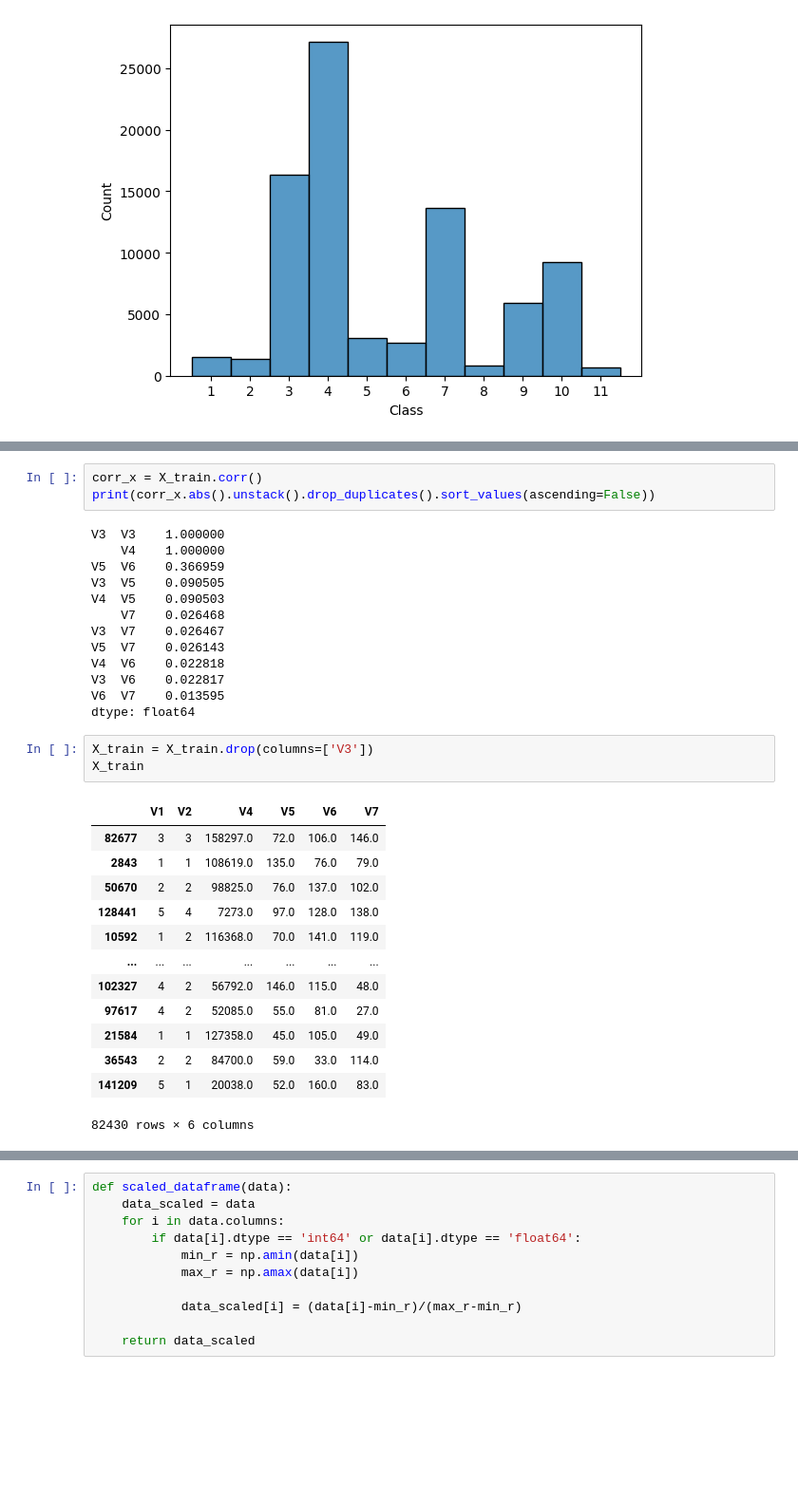
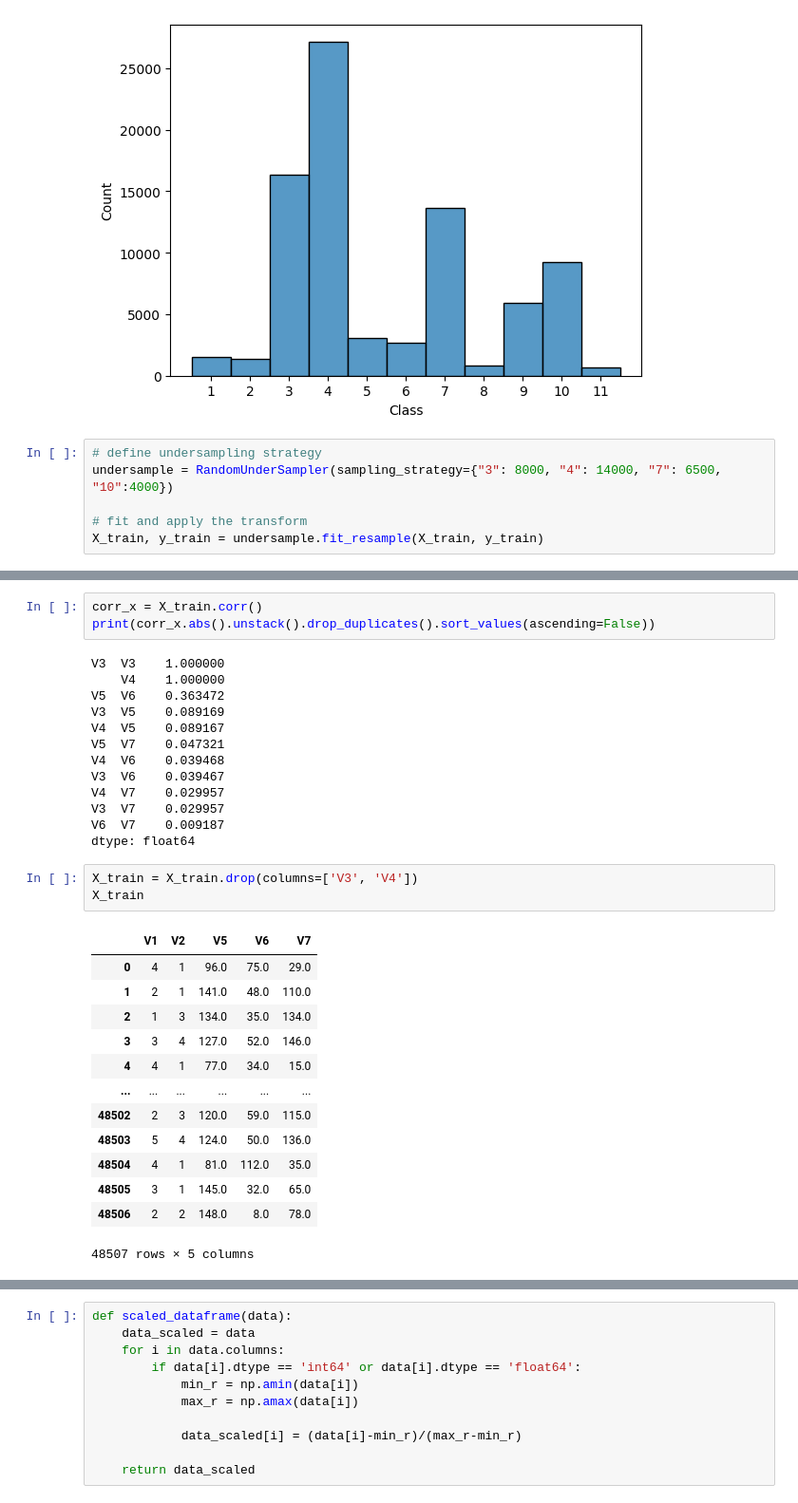
Before and after one commit to V-ivan11/Modelado, a Jupyter notebook: Practicas/4 - Overfitting.ipynb, the cells around one changed output, grey strips where cells are left out. Shown at 95% size. Drawn from its saved outputs; the diff is of its cells as text; blank space fills up the shorter version.

```diff
--- a/Practicas/4 - Overfitting.ipynb
+++ b/Practicas/4 - Overfitting.ipynb
@@ -126,3 +130,9 @@ sns.histplot(x = y_train)
 # %% [output]
 <Axes: xlabel='Class', ylabel='Count'>
 [figure]
+# %%
+# define undersampling strategy
+undersample = RandomUnderSampler(sampling_strategy={"3": 8000, "4": 14000, "7": 6500, "10":4000})
+
+# fit and apply the transform
+X_train, y_train = undersample.fit_resample(X_train, y_train)
@@ -165,30 +196,30 @@ print(corr_x.abs().unstack().drop_duplicates().sort_values(ascending=False))
 # %% [output]
 V3  V3    1.000000
     V4    1.000000
-V5  V6    0.366959
-V3  V5    0.090505
-V4  V5    0.090503
-    V7    0.026468
-V3  V7    0.026467
-V5  V7    0.026143
-V4  V6    0.022818
-V3  V6    0.022817
-V6  V7    0.013595
+V5  V6    0.363472
+V3  V5    0.089169
+V4  V5    0.089167
+V5  V7    0.047321
+V4  V6    0.039468
+V3  V6    0.039467
+V4  V7    0.029957
+V3  V7    0.029957
+V6  V7    0.009187
 dtype: float64
 # %%
-X_train = X_train.drop(columns=['V3'])
+X_train = X_train.drop(columns=['V3', 'V4'])
 X_train
 # %% [output]
-|  | V1 | V2 | V4 | V5 | V6 | V7 |
-| 82677 | 3 | 3 | 158297.0 | 72.0 | 106.0 | 146.0 |
-| 2843 | 1 | 1 | 108619.0 | 135.0 | 76.0 | 79.0 |
-| 50670 | 2 | 2 | 98825.0 | 76.0 | 137.0 | 102.0 |
-| 128441 | 5 | 4 | 7273.0 | 97.0 | 128.0 | 138.0 |
-| 10592 | 1 | 2 | 116368.0 | 70.0 | 141.0 | 119.0 |
-| ... | ... | ... | ... | ... | ... | ... |
-| 102327 | 4 | 2 | 56792.0 | 146.0 | 115.0 | 48.0 |
-| 97617 | 4 | 2 | 52085.0 | 55.0 | 81.0 | 27.0 |
-| 21584 | 1 | 1 | 127358.0 | 45.0 | 105.0 | 49.0 |
-| 36543 | 2 | 2 | 84700.0 | 59.0 | 33.0 | 114.0 |
-| 141209 | 5 | 1 | 20038.0 | 52.0 | 160.0 | 83.0 |
+|  | V1 | V2 | V5 | V6 | V7 |
+| 0 | 4 | 1 | 96.0 | 75.0 | 29.0 |
+| 1 | 2 | 1 | 141.0 | 48.0 | 110.0 |
+| 2 | 1 | 3 | 134.0 | 35.0 | 134.0 |
+| 3 | 3 | 4 | 127.0 | 52.0 | 146.0 |
+| 4 | 4 | 1 | 77.0 | 34.0 | 15.0 |
+| ... | ... | ... | ... | ... | ... |
+| 48502 | 2 | 3 | 120.0 | 59.0 | 115.0 |
+| 48503 | 5 | 4 | 124.0 | 50.0 | 136.0 |
+| 48504 | 4 | 1 | 81.0 | 112.0 | 35.0 |
+| 48505 | 3 | 1 | 145.0 | 32.0 | 65.0 |
+| 48506 | 2 | 2 | 148.0 | 8.0 | 78.0 |
-82430 rows × 6 columns
+48507 rows × 5 columns
```
Also changed, not shown: parts of 24 cells of this notebook.
